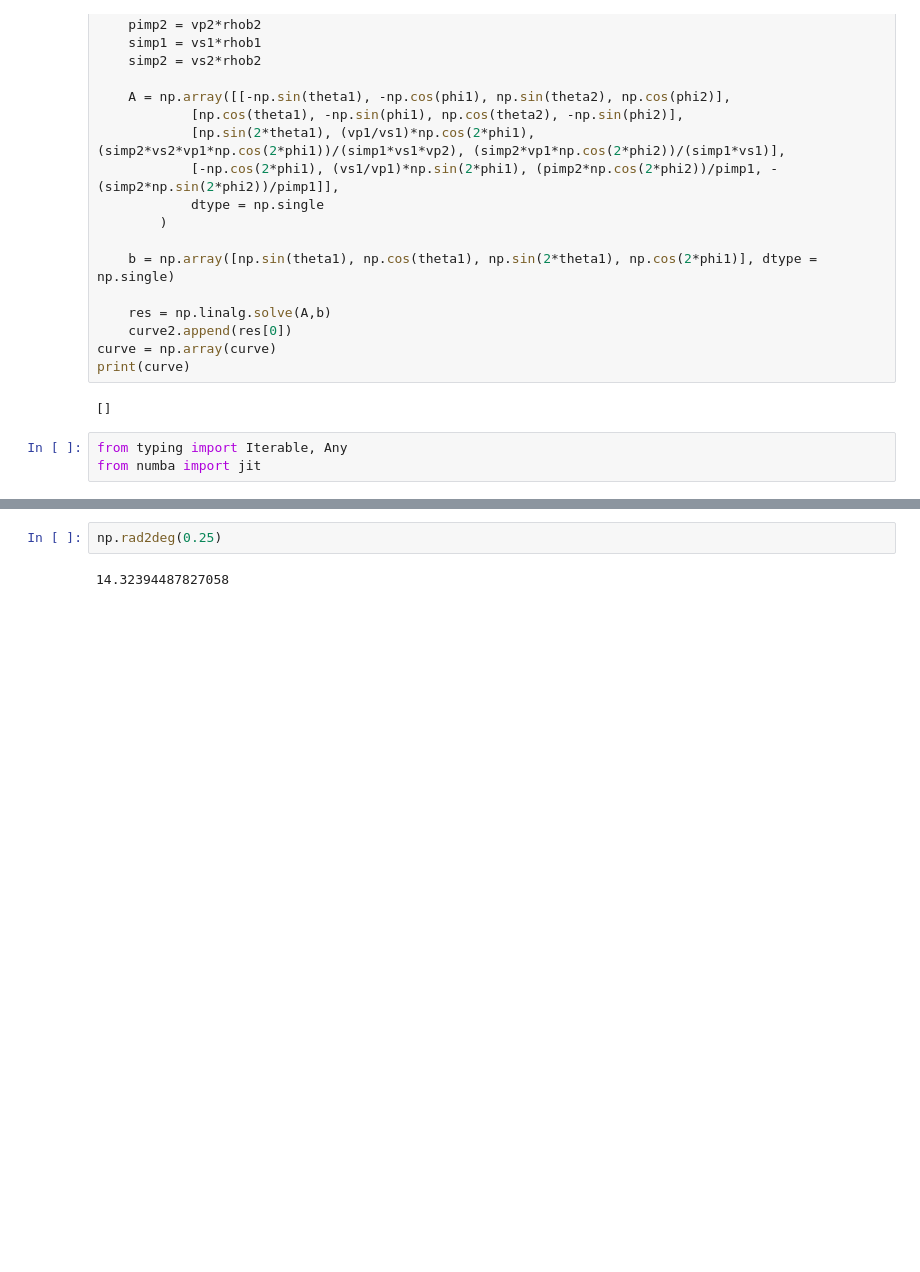
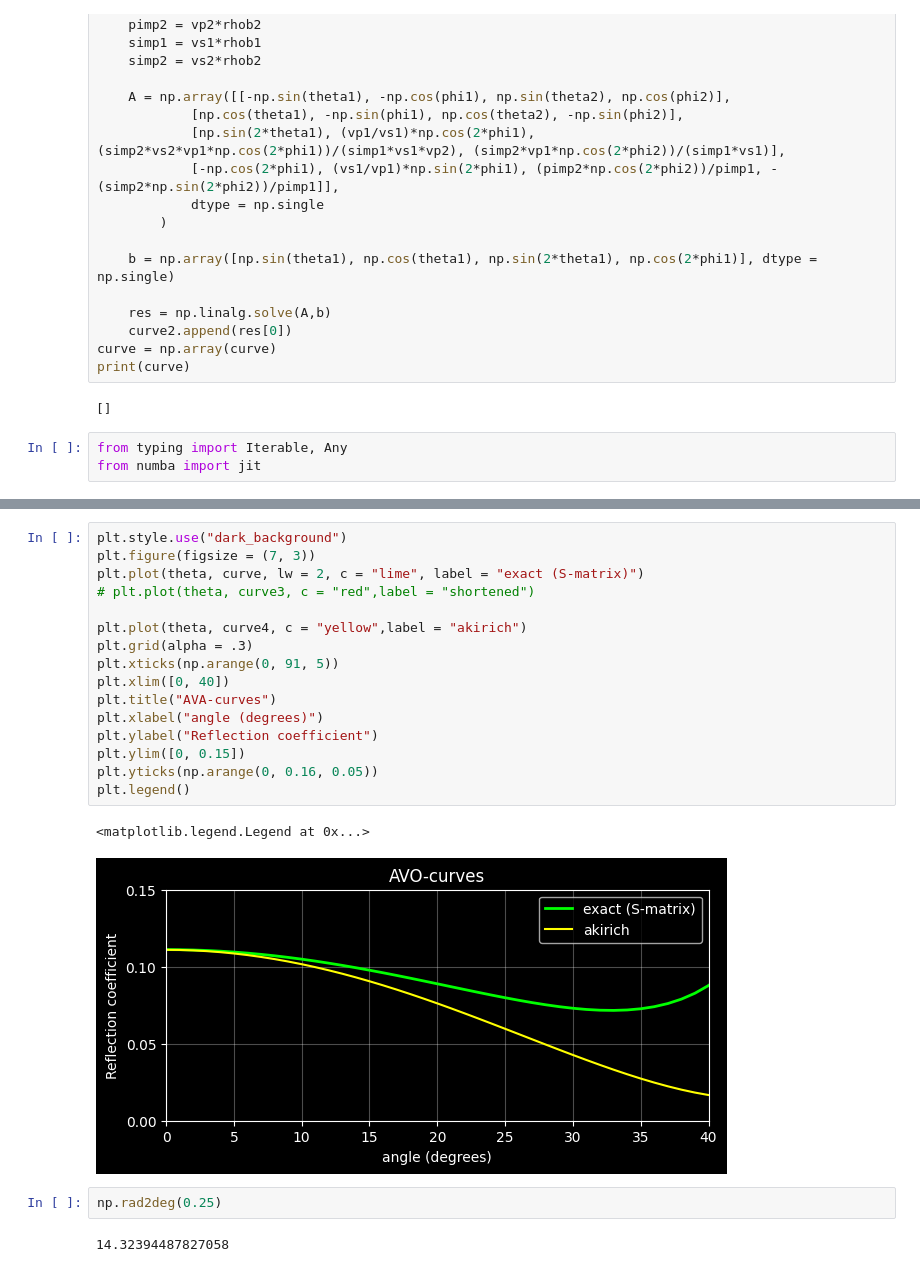
Before and after one commit to grxoxl/inversion, a Jupyter notebook: avo_inversion/Zoepprtiz_equation.ipynb, the cells around one changed output, grey strips where cells are left out. Drawn from its saved outputs; the diff is of its cells as text; blank space fills up the shorter version.

```diff
--- a/avo_inversion/Zoepprtiz_equation.ipynb
+++ b/avo_inversion/Zoepprtiz_equation.ipynb
@@ -715,3 +836,22 @@ curve[0], curve2[0]
+# %%
+plt.style.use("dark_background")
+plt.figure(figsize = (7, 3))
+plt.plot(theta, curve, lw = 2, c = "lime", label = "exact (S-matrix)")
+# plt.plot(theta, curve3, c = "red",label = "shortened")
+
+plt.plot(theta, curve4, c = "yellow",label = "akirich")
+plt.grid(alpha = .3)
+plt.xticks(np.arange(0, 91, 5))
+plt.xlim([0, 40])
+plt.title("AVA-curves")
+plt.xlabel("angle (degrees)")
+plt.ylabel("Reflection coefficient")
+plt.ylim([0, 0.15])
+plt.yticks(np.arange(0, 0.16, 0.05))
+plt.legend()
+# %% [output]
+<matplotlib.legend.Legend at 0x...>
+[figure, added]
 # %%
 np.rad2deg(0.25)
 # %% [output]
```
Also changed, not shown: parts of 6 cells of this notebook.
